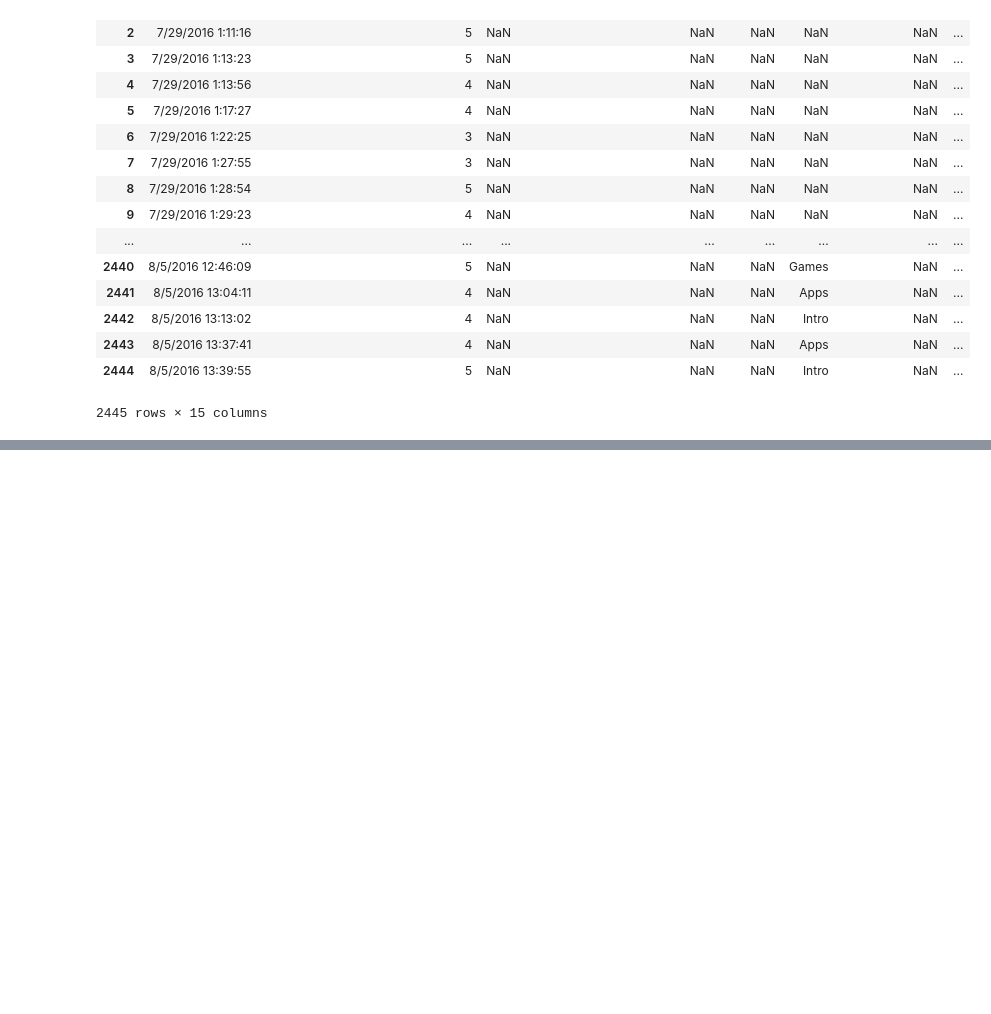
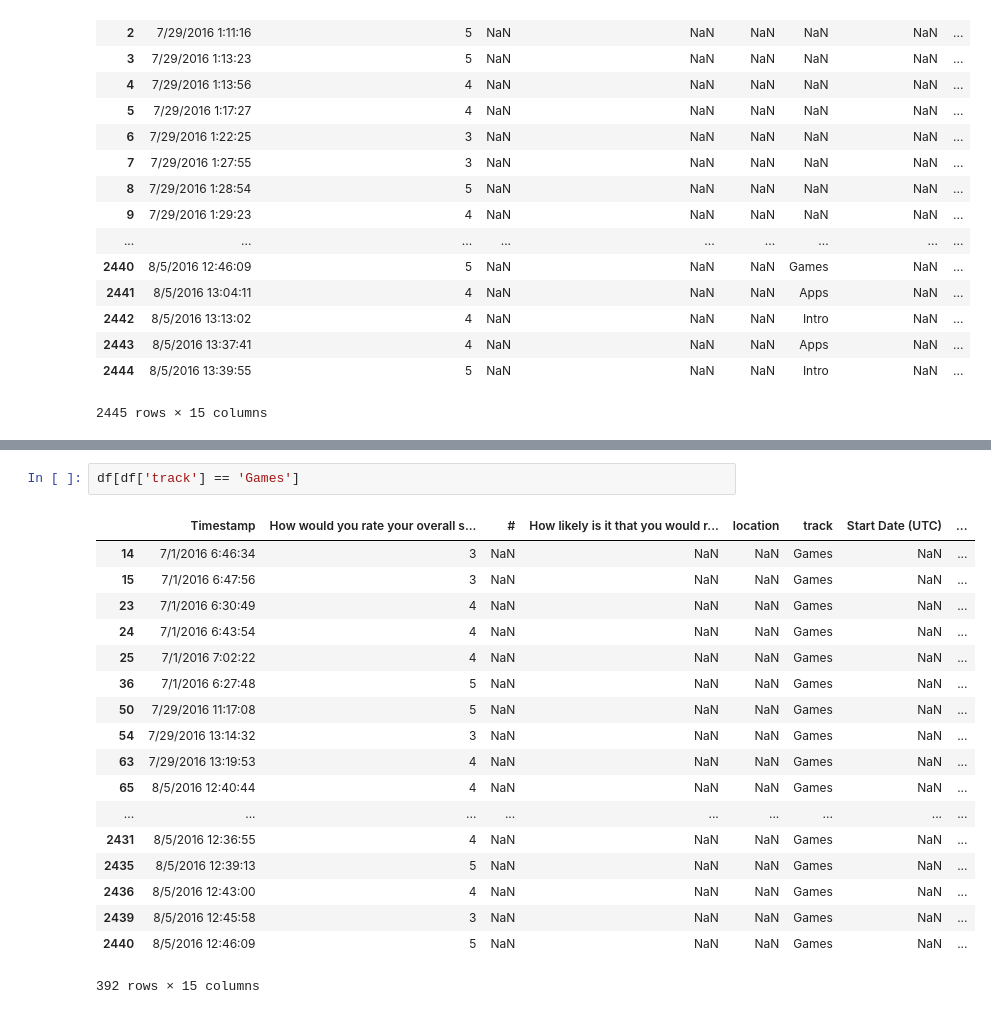
Before and after one commit to C3NZ/SANPS, a Jupyter notebook: Make School NPS.ipynb, the cells around one changed output, grey strips where cells are left out. Cells and saved outputs as stored; diff of their text form; blank space fills up the shorter version.

```diff
--- a/Make School NPS.ipynb
+++ b/Make School NPS.ipynb
@@ -254,0 +301,21 @@ Alright cool, we're getting closer
+# %%
+df[df['track'] == 'Games']
+# %% [output]
+|  | Timestamp | How would you rate your overall s... | # | How likely is it that you would r... | location | track | Start Date (UTC) | ... |
+| 14 | 7/1/2016 6:46:34 | 3 | NaN | NaN | NaN | Games | NaN | ... |
+| 15 | 7/1/2016 6:47:56 | 3 | NaN | NaN | NaN | Games | NaN | ... |
+| 23 | 7/1/2016 6:30:49 | 4 | NaN | NaN | NaN | Games | NaN | ... |
+| 24 | 7/1/2016 6:43:54 | 4 | NaN | NaN | NaN | Games | NaN | ... |
+| 25 | 7/1/2016 7:02:22 | 4 | NaN | NaN | NaN | Games | NaN | ... |
+| 36 | 7/1/2016 6:27:48 | 5 | NaN | NaN | NaN | Games | NaN | ... |
+| 50 | 7/29/2016 11:17:08 | 5 | NaN | NaN | NaN | Games | NaN | ... |
+| 54 | 7/29/2016 13:14:32 | 3 | NaN | NaN | NaN | Games | NaN | ... |
+| 63 | 7/29/2016 13:19:53 | 4 | NaN | NaN | NaN | Games | NaN | ... |
+| 65 | 8/5/2016 12:40:44 | 4 | NaN | NaN | NaN | Games | NaN | ... |
+| ... | ... | ... | ... | ... | ... | ... | ... | ... |
+| 2431 | 8/5/2016 12:36:55 | 4 | NaN | NaN | NaN | Games | NaN | ... |
+| 2435 | 8/5/2016 12:39:13 | 5 | NaN | NaN | NaN | Games | NaN | ... |
+| 2436 | 8/5/2016 12:43:00 | 4 | NaN | NaN | NaN | Games | NaN | ... |
+| 2439 | 8/5/2016 12:45:58 | 3 | NaN | NaN | NaN | Games | NaN | ... |
+| 2440 | 8/5/2016 12:46:09 | 5 | NaN | NaN | NaN | Games | NaN | ... |
+392 rows × 15 columns
```
Also changed, not shown: parts of 9 cells of this notebook.
